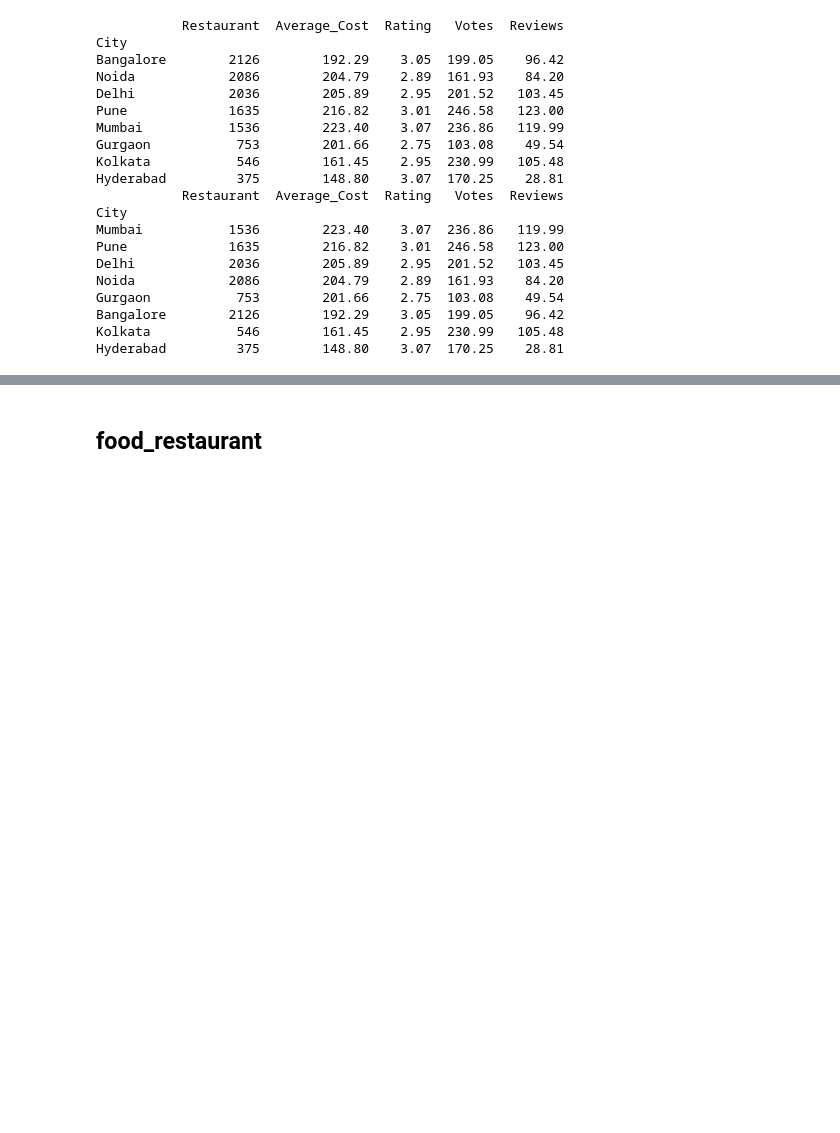
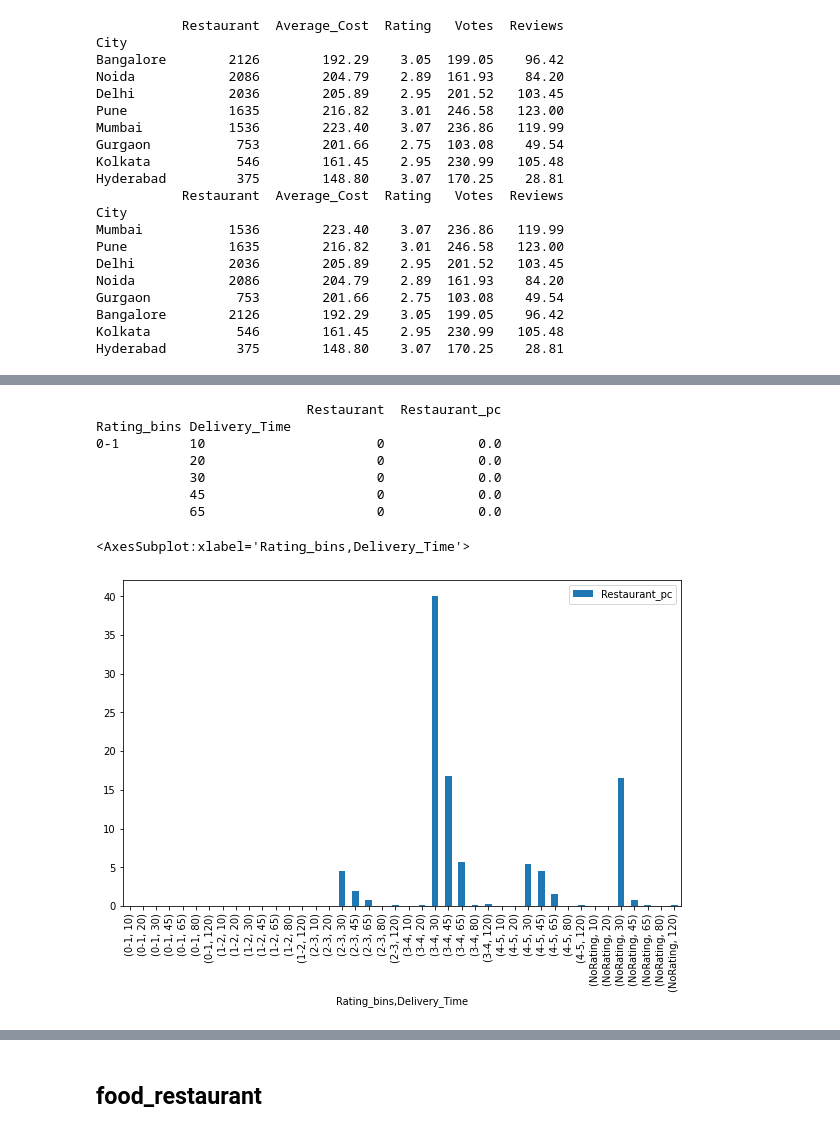
Before and after one commit to sreedevigattu/vizfood, a Jupyter notebook: food.ipynb, the cells around one changed output, grey strips where cells are left out. Drawn from its saved outputs; the diff is of its cells as text; code cells hidden in the pictures; blank space fills up the shorter version.

```diff
--- a/food.ipynb
+++ b/food.ipynb
@@ -260,0 +348,21 @@ Hyderabad         375        148.80    3.07  170.25    28.81
+# %%
+food_ = food.groupby(by=['Rating_bins', 'Delivery_Time']).agg({'Restaurant':'count'}) #
+#print(food_mico_)
+food_pc = food_.groupby(level=0).apply(lambda x: round(100 * x / 11093,1)) #float(x.sum()),1))
+food_pc = food_pc.fillna(0)
+food_pc.columns = ['Restaurant_pc']
+
+food_summary = pd.concat([food_, food_pc],axis=1)
+print(food_summary.head())
+
+food_summary.plot.bar(y = ['Restaurant_pc'], figsize=(10,6))#
+# %% [output]
+                           Restaurant  Restaurant_pc
+Rating_bins Delivery_Time
+0-1         10                      0            0.0
+            20                      0            0.0
+            30                      0            0.0
+            45                      0            0.0
+            65                      0            0.0
+<AxesSubplot:xlabel='Rating_bins,Delivery_Time'>
+[figure, added]
```
Also changed, not shown: parts of 57 cells of this notebook, 20 other files.
